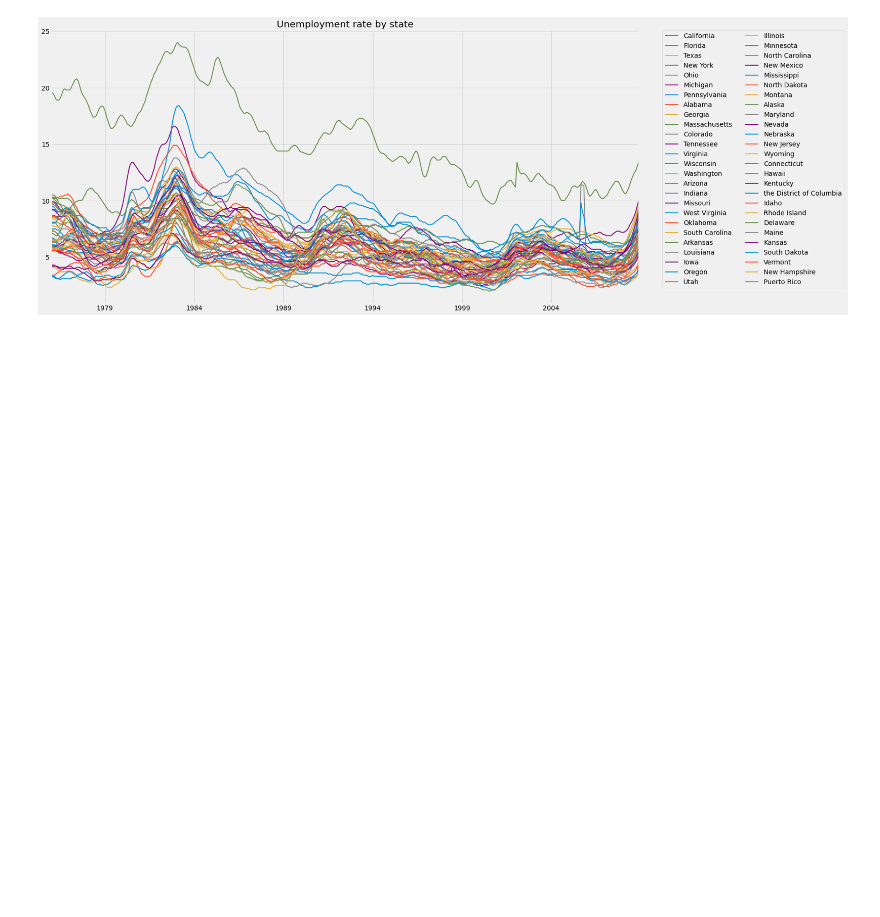
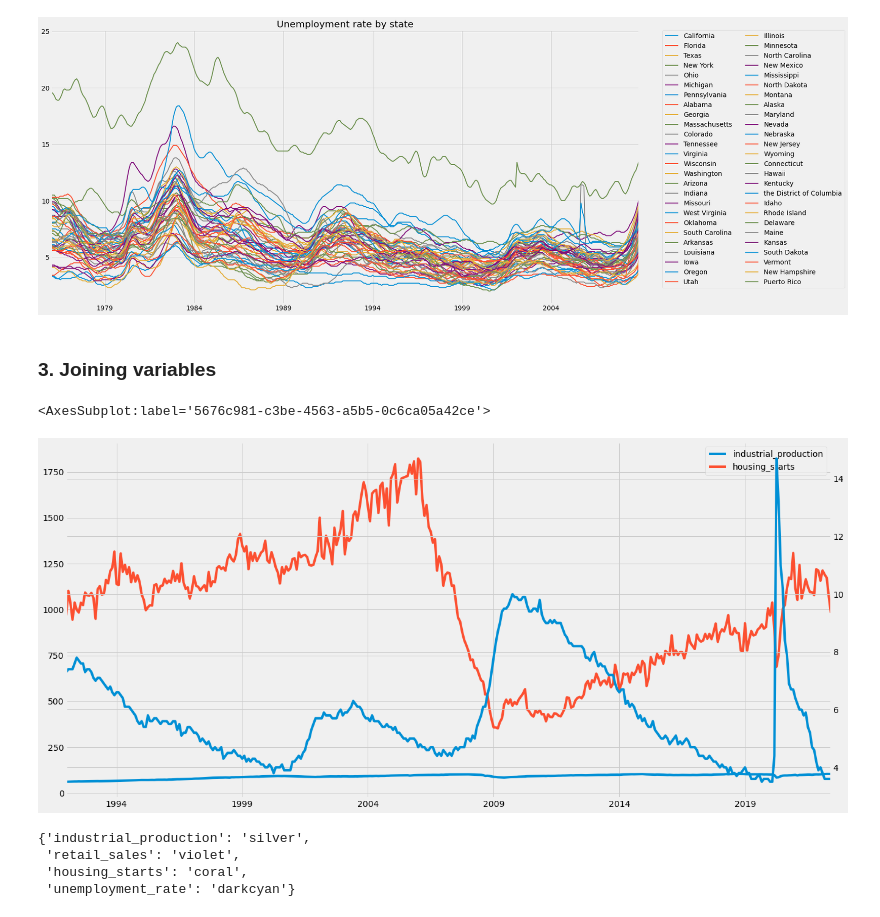
Before and after one commit to kevinmiguel97/Unemployment-analysis, a Jupyter notebook: notebook_unemployment.ipynb, the cells around one changed output. Saved outputs shown, nothing was run; the diff lists cells and outputs as text; code cells hidden in the pictures; blank space fills up the shorter version.

```diff
--- a/notebook_unemployment.ipynb
+++ b/notebook_unemployment.ipynb
@@ -197,3 +198,32 @@ l1 = plt.legend(bbox_to_anchor=(1.04,1), borderaxespad=0, ncol=2)
 # px.line(unrate_states)
 # %% [output]
 [figure]
+# %% [markdown]
+### 3. Joining variables
+# %%
+merged_df = pd.merge(df_indpro, df_retail, how='inner', left_index=True, right_index=True)
+merged_df = pd.merge(merged_df, df_houst, how='inner', left_index=True, right_index=True)
+merged_df = pd.merge(merged_df, df_unrate, how='inner', left_index=True, right_index=True)
+
+fig, ax = plt.subplots(figsize=(20,10))
+ax2 = ax.twinx()
+merged_df[['industrial_production', 'housing_starts']].plot(ax=ax,
+            label=['industrial_production', 'housing_starts'])
+merged_df['unemployment_rate'].plot(ax=ax2, label='Unemployment rate')
+# %% [output]
+<AxesSubplot:label='5676c981-c3be-4563-a5b5-0c6ca05a42ce'>
+[figure, added]
+# %%
+# Creating color palette
+colors = ['silver', 'violet', 'coral', 'darkcyan']
+color_dict = {}
+i = 0
+for c in merged_df.columns:
+    color_dict[c] = colors[i]
+    i+=1
+color_dict
+# %% [output]
+{'industrial_production': 'silver',
+ 'retail_sales': 'violet',
+ 'housing_starts': 'coral',
+ 'unemployment_rate': 'darkcyan'}
```
Also changed, not shown: parts of 3 cells of this notebook.
